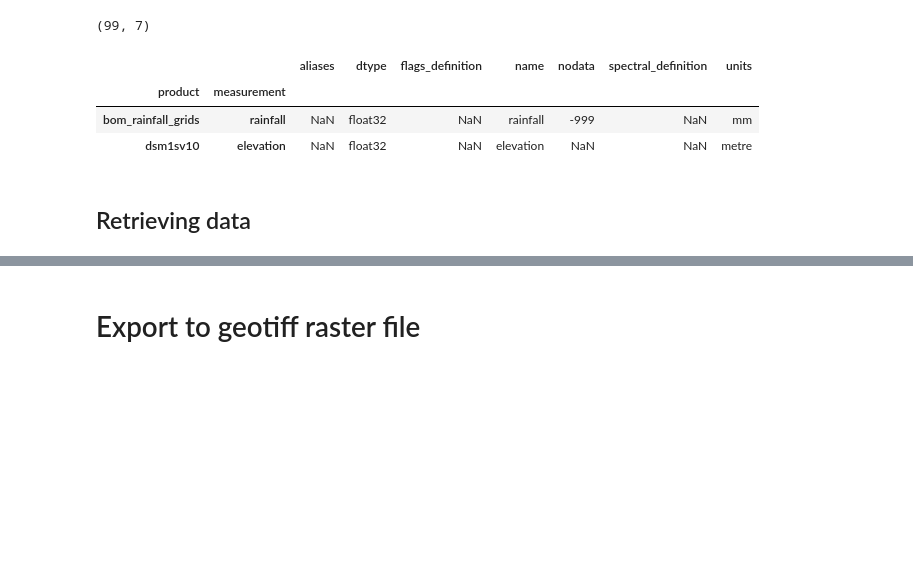
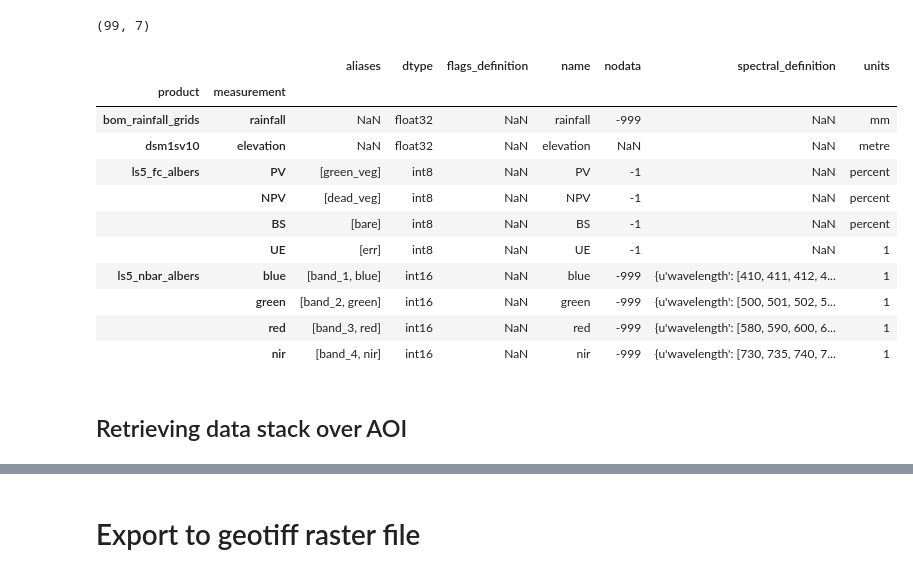
Before and after one commit to zhang01GA/geodanalytics, a Jupyter notebook: BareSoil/export_near_cloudfree_landsat_imagery_stack.ipynb, the cells around one changed output, grey strips where cells are left out. Drawn from its saved outputs; the diff is of its cells as text; code cells hidden in the pictures; blank space fills up the shorter version.

```diff
--- a/BareSoil/export_near_cloudfree_landsat_imagery_stack.ipynb
+++ b/BareSoil/export_near_cloudfree_landsat_imagery_stack.ipynb
@@ -72,11 +62,19 @@ df_measlist.shape
 # %% [output]
 (99, 7)
 # %%
-df_measlist.head(2)
+df_measlist.head(10)
 # %% [output]
 |  |  | aliases | dtype | flags_definition | name | nodata | spectral_definition | units |
 | product | measurement |  |  |  |  |  |  |  |
 | bom_rainfall_grids | rainfall | NaN | float32 | NaN | rainfall | -999 | NaN | mm |
 | dsm1sv10 | elevation | NaN | float32 | NaN | elevation | NaN | NaN | metre |
+| ls5_fc_albers | PV | [green_veg] | int8 | NaN | PV | -1 | NaN | percent |
+|  | NPV | [dead_veg] | int8 | NaN | NPV | -1 | NaN | percent |
+|  | BS | [bare] | int8 | NaN | BS | -1 | NaN | percent |
+|  | UE | [err] | int8 | NaN | UE | -1 | NaN | 1 |
+| ls5_nbar_albers | blue | [band_1, blue] | int16 | NaN | blue | -999 | {u'wavelength': [410, 411, 412, 4... | 1 |
+|  | green | [band_2, green] | int16 | NaN | green | -999 | {u'wavelength': [500, 501, 502, 5... | 1 |
+|  | red | [band_3, red] | int16 | NaN | red | -999 | {u'wavelength': [580, 590, 600, 6... | 1 |
+|  | nir | [band_4, nir] | int16 | NaN | nir | -999 | {u'wavelength': [730, 735, 740, 7... | 1 |
 # %% [markdown]
-## Retrieving data
+## Retrieving data stack over AOI
```
Also changed, not shown: parts of 27 cells of this notebook, 3 other files.
